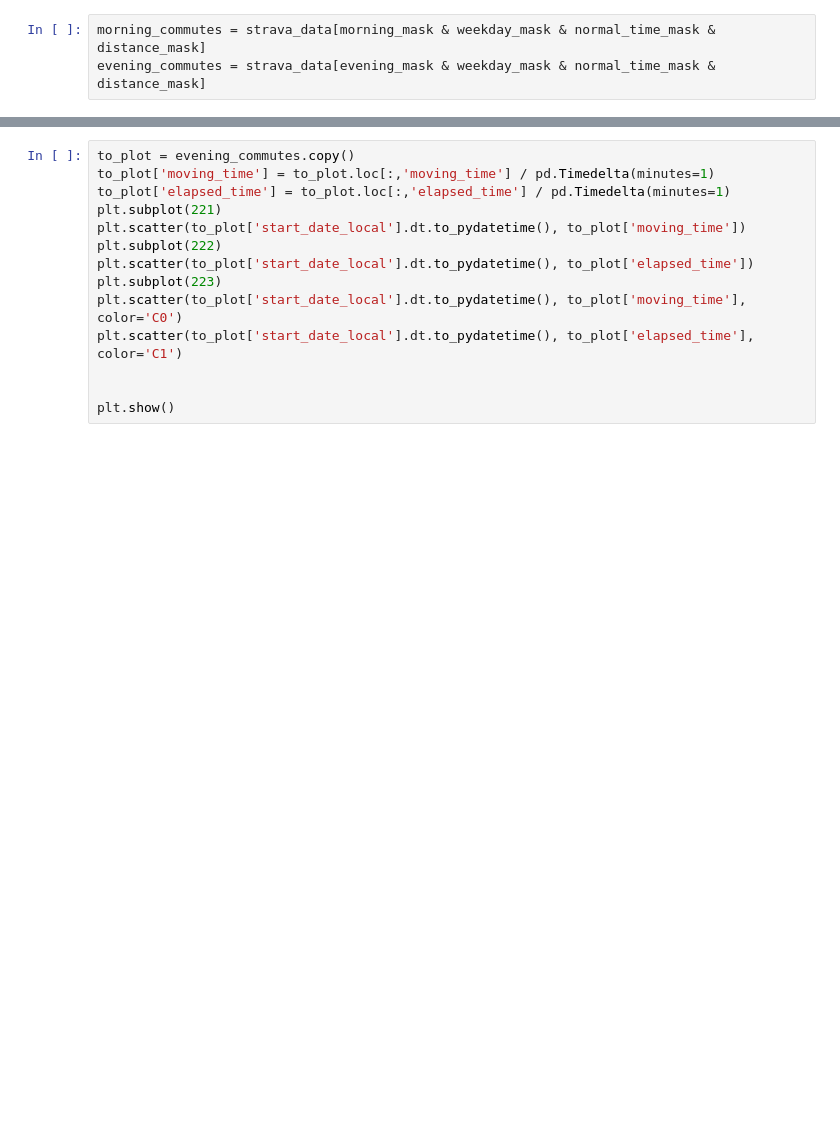
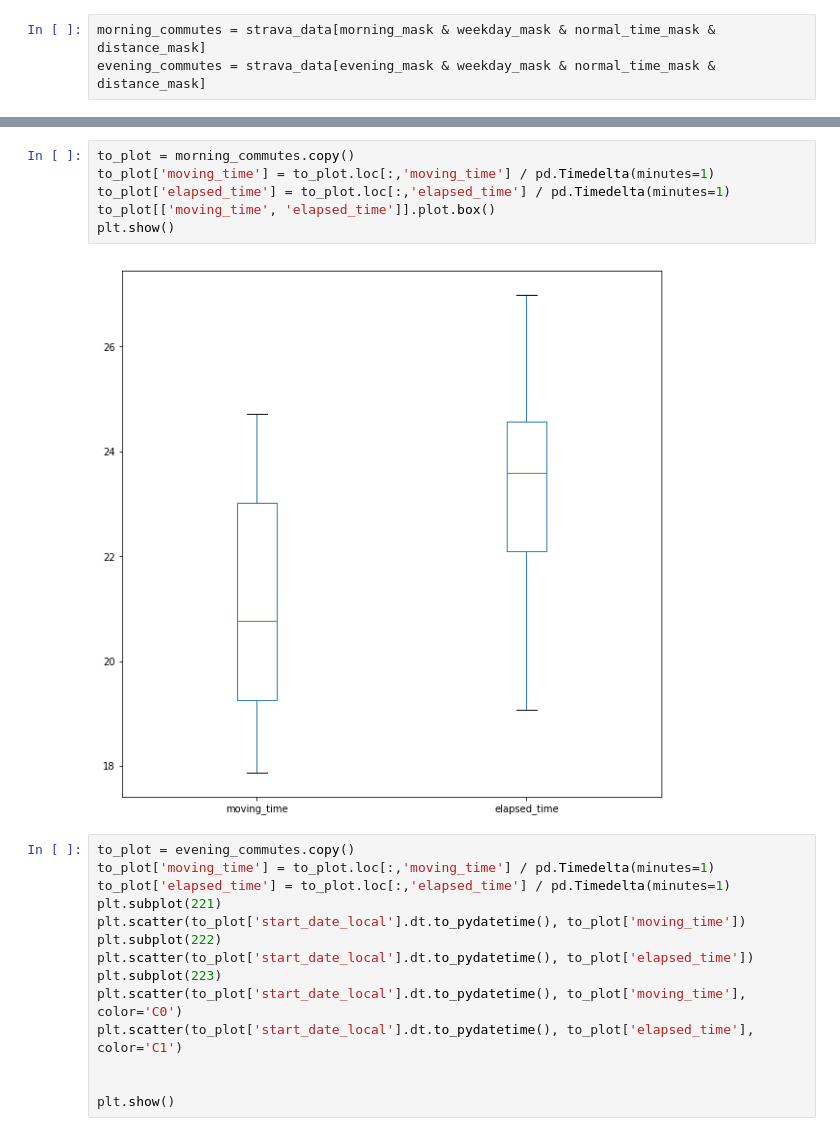
Before and after one commit to gtcooke94/commute_analysis, a Jupyter notebook: analysis.ipynb, the cells around one changed output, grey strips where cells are left out. Cells and saved outputs as stored; diff of their text form; blank space fills up the shorter version.

```diff
--- a/analysis.ipynb
+++ b/analysis.ipynb
@@ -80,3 +84,11 @@ plt.show()
+# %%
+to_plot = morning_commutes.copy()
+to_plot['moving_time'] = to_plot.loc[:,'moving_time'] / pd.Timedelta(minutes=1)
+to_plot['elapsed_time'] = to_plot.loc[:,'elapsed_time'] / pd.Timedelta(minutes=1)
+to_plot[['moving_time', 'elapsed_time']].plot.box()
+plt.show()
+# %% [output]
+[figure, added]
 # %%
 to_plot = evening_commutes.copy()
 to_plot['moving_time'] = to_plot.loc[:,'moving_time'] / pd.Timedelta(minutes=1)
```
Also changed, not shown: parts of 4 cells of this notebook.
